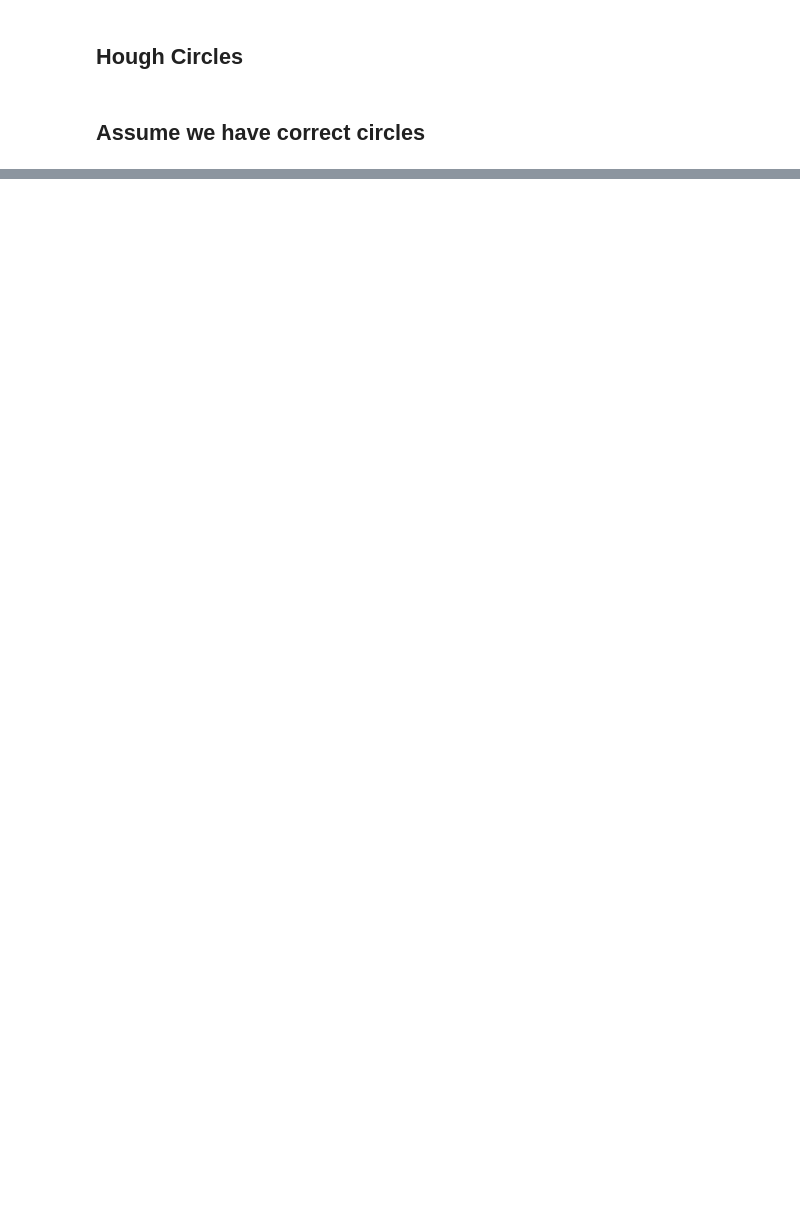
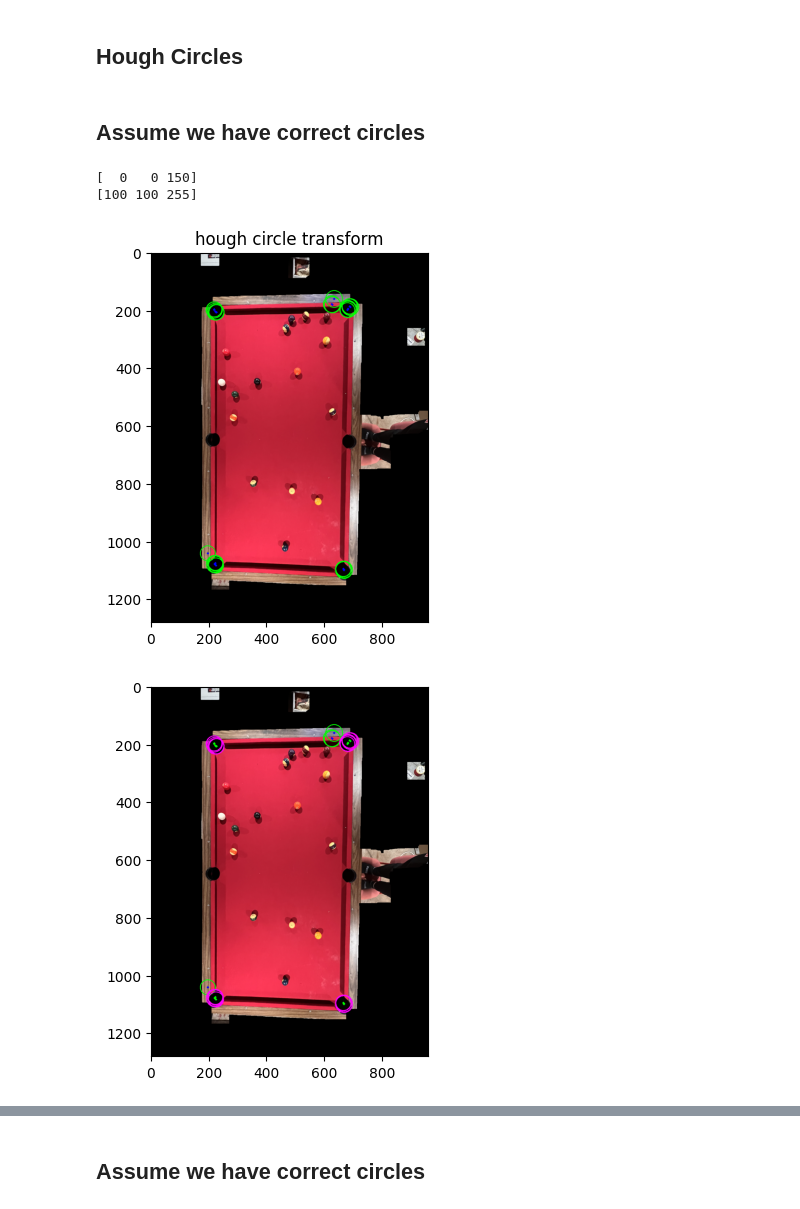
Before and after one commit to bennibbelink/cs766-final-project, a Jupyter notebook: ball_detect.ipynb, the cells around one changed output, grey strips where cells are left out. Drawn from its saved outputs; the diff is of its cells as text; code cells hidden in the pictures; blank space fills up the shorter version.

```diff
--- a/ball_detect.ipynb
+++ b/ball_detect.ipynb
@@ -36,10 +90,11 @@ def mask_table(color_img):
     upper = np.array([bins[max_r + 1], bins[max_g + 1], bins[max_b + 1]])
     # just get the pixels in the highest histogram bin
     mask = cv2.inRange(color_img, lower, upper)
-
-    plt.imshow(mask)
-    plt.title('mask before dilation')
-    plt.show()
+    print(lower)
+    print(upper)
+    # plt.imshow(mask)
+    # plt.title('mask before dilation')
+    # plt.show()
     # fill in the holes
     kernel = np.ones((7, 7),np.uint8)
     dilation = cv2.dilate(mask, kernel, iterations=10)
@@ -97,0 +300,26 @@ def hough_circles(full_img, masked_image, output_file):
+# %%
+def scharr(img):
+    scharr_X = cv2.Scharr(img, cv2.CV_64F, 1, 0)
+    scharr_X_abs = np.uint8(np.absolute(scharr_X))
+    scharr_Y = cv2.Scharr(img, cv2.CV_64F, 0, 1)
+    scharr_Y_abs = np.uint8(np.absolute(scharr_Y))
+    scharr_XY_combined = cv2.bitwise_or(scharr_Y_abs,scharr_X_abs)
+    return scharr_XY_combined
+# %%
+
+
+image_path = "./new_images/1280x1280/IMG_2737.png"
+color = cv2.imread(image_path,1)
+masked_img = mask_table(color)
+corners = get_corners(masked_img=masked_img)
+blurred_img = blur_img(masked_img, iters=9)
+sch = scharr(blurred_img)
+
+
+circles = hough_circles(color, sch, bounds=corners)
+balls = label_balls(color, circles)
+# %% [output]
+[  0   0 150]
+[100 100 255]
+[figure, added]
+[figure, added]
@@ -98 +331,3 @@ def hough_circles(full_img, masked_image, output_file):
+# %% [markdown]
+## Assume we have correct circles
 # %%
```
Also changed, not shown: parts of 13 cells of this notebook.
